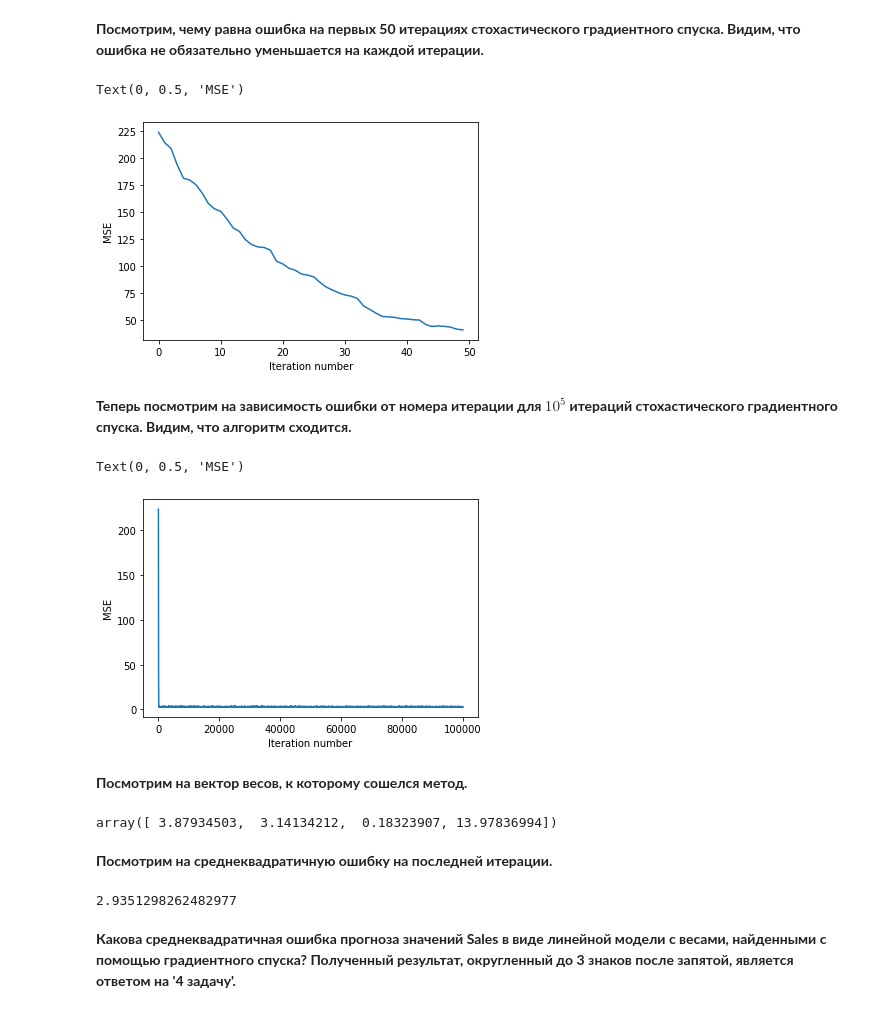
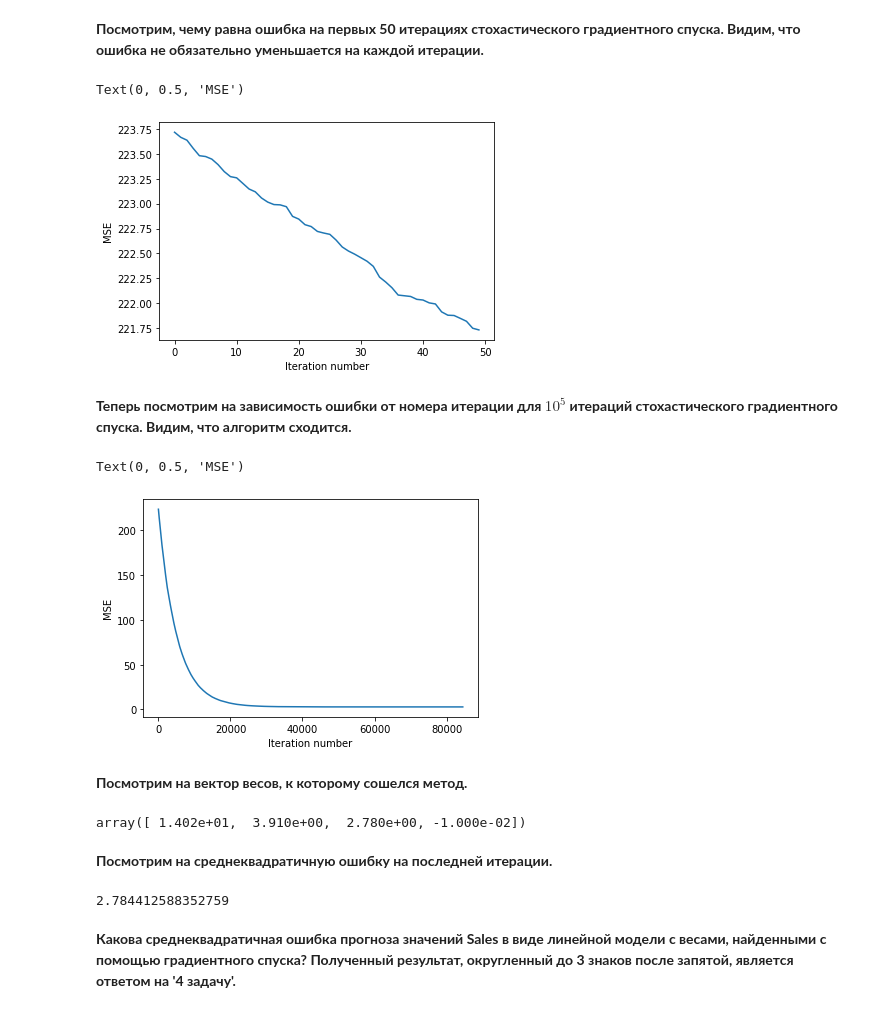
Before and after one commit to MrChuse/machine_learning_mipt, a Jupyter notebook: Task 4/PA_linreg_stochastic_grad_descent.ipynb, the cells around one changed output. Drawn from its saved outputs; the diff is of its cells as text; code cells hidden in the pictures.

Commit message:
Fixed division in grad

```diff
--- a/Task 4/PA_linreg_stochastic_grad_descent.ipynb
+++ b/Task 4/PA_linreg_stochastic_grad_descent.ipynb
@@ -135,6 +135,6 @@ array([[ 9.69852266e-01,  9.81522472e-01,  1.77894547e+00],
 **Добавьте к матрице *X* столбец из единиц, используя методы *hstack*, *ones* и *reshape* библиотеки NumPy. Вектор из единиц нужен для того, чтобы не обрабатывать отдельно коэффициент $w_0$ линейной регрессии.**
 # %%
 import numpy as np
-X = np.hstack((X, np.ones((X.shape[0], 1)))) # Ваш код здесь
+X = np.hstack((np.ones((X.shape[0], 1)), X)) # Ваш код здесь
 X
 # %% [output]
@@ -215,15 +208,8 @@ def stochastic_gradient_step(X, y, w, train_ind, eta=0.01, verbose=False):
     xk = X[train_ind]
     yk = y[train_ind]
     pred = xk.dot(w)
-    derror = 2 * (pred - yk)
+    derror = 2 * (pred - yk) / y.shape[0]
     dw = xk * derror
     if verbose:
         print('in gradient step', xk, yk, pred, derror, dw)
     return  w - eta * dw
-# %%
-w = np.array([0,0,0,0])
-print(mserror(y, linear_prediction(X, w)))
-w = stochastic_gradient_step(X, Y, w, 0)
-print(mserror(y, linear_prediction(X, w)))
-w = stochastic_gradient_step(X, Y, w, 0)
-print(mserror(y, linear_prediction(X, w)))
@@ -288,35 +270,36 @@ Wall time: 5.79 s
 # %% [markdown]
 **Посмотрим, чему равна ошибка на первых 50 итерациях стохастического градиентного спуска. Видим, что ошибка не обязательно уменьшается на каждой итерации.**
 # %%
+import matplotlib.pyplot as plt
 %matplotlib inline
-plot(range(50), stoch_errors_by_iter[:50])
-xlabel('Iteration number')
-ylabel('MSE')
+plt.plot(range(50), stoch_errors_by_iter[:50])
+plt.xlabel('Iteration number')
+plt.ylabel('MSE')
 # %% [output]
 Text(0, 0.5, 'MSE')
-[figure, old version]
+[figure, new version]
 # %% [markdown]
 **Теперь посмотрим на зависимость ошибки от номера итерации для $10^5$ итераций стохастического градиентного спуска. Видим, что алгоритм сходится.**
 # %%
 %matplotlib inline
-plot(range(len(stoch_errors_by_iter)), stoch_errors_by_iter)
-xlabel('Iteration number')
-ylabel('MSE')
+plt.plot(range(len(stoch_errors_by_iter)), stoch_errors_by_iter)
+plt.xlabel('Iteration number')
+plt.ylabel('MSE')
 # %% [output]
 Text(0, 0.5, 'MSE')
-[figure, old version]
+[figure, new version]
 # %% [markdown]
 **Посмотрим на вектор весов, к которому сошелся метод.**
 # %%
-stoch_grad_desc_weights
+stoch_grad_desc_weights.round(2)
 # %% [output]
-array([ 3.87934503,  3.14134212,  0.18323907, 13.97836994])
+array([ 1.402e+01,  3.910e+00,  2.780e+00, -1.000e-02])
 # %% [markdown]
 **Посмотрим на среднеквадратичную ошибку на последней итерации.**
 # %%
 stoch_errors_by_iter[-1]
 # %% [output]
-2.9351298262482977
+2.784412588352759
 # %% [markdown]
 **Какова среднеквадратичная ошибка прогноза значений Sales в виде линейной модели с весами, найденными с помощью градиентного спуска? Полученный результат, округленный до 3 знаков после запятой, является ответом на '4 задачу'.**
 # %%
```
Also changed, not shown: parts of 7 cells of this notebook.
